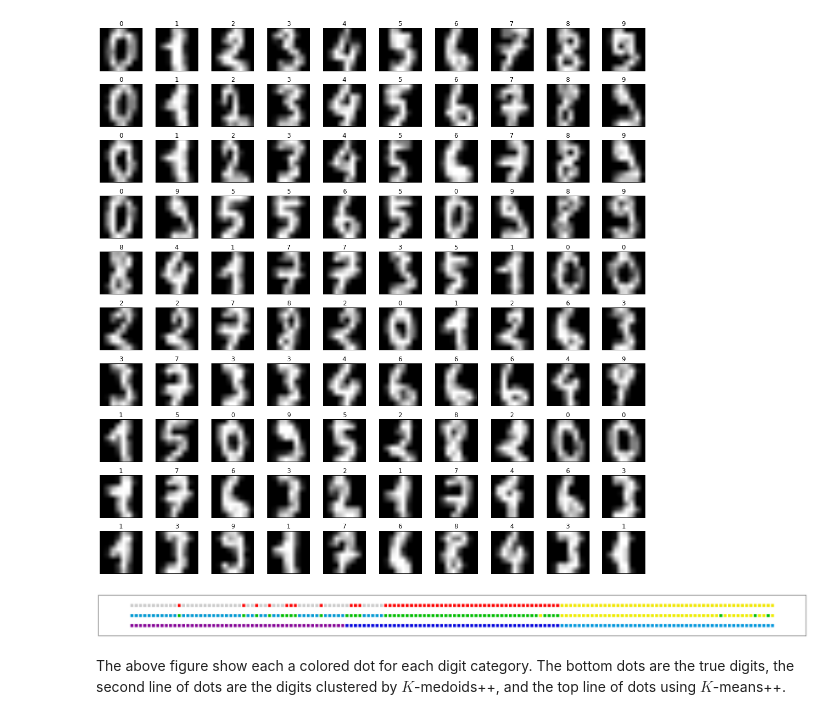
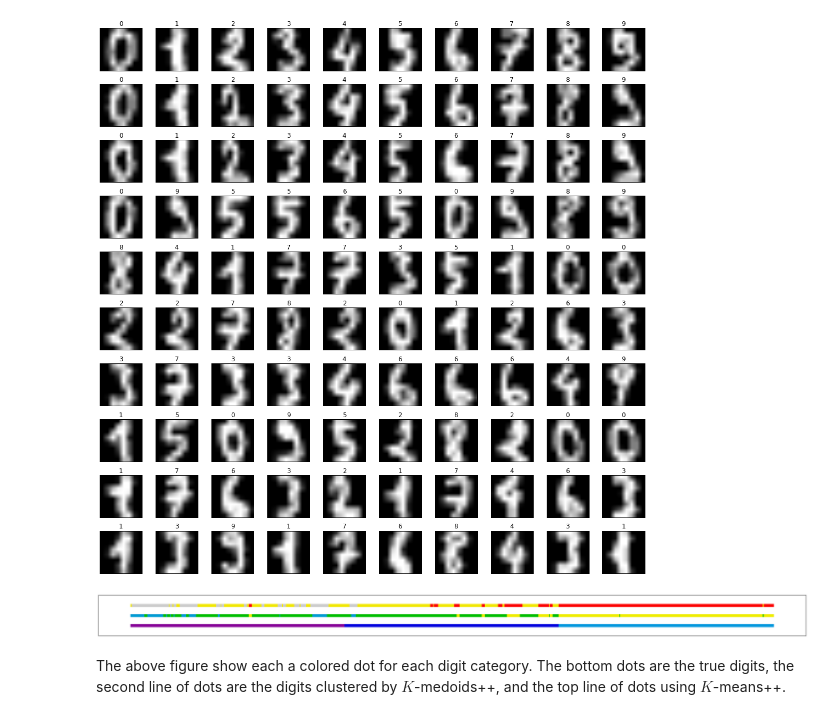
Before and after one commit to neurodata/non-parametric-clustering, a Jupyter notebook: k-medoids.ipynb, the cells around one changed output. Drawn from its saved outputs; the diff is of its cells as text; code cells hidden in the pictures.

```diff
--- a/k-medoids.ipynb
+++ b/k-medoids.ipynb
@@ -70,10 +71,10 @@ data = np.concatenate((data1, data2, data3))
 # %%
 K=3
-D = euclidean(data)
-J, M = kmedoids(K, D)
+D = kmedoids.euclidean(data)
+J, M = kmedoids.kmedoids(K, D)
 # %%
 K=3
-JJ, MM = kmeans(K, data)
+JJ, MM = kmeans.kmeans(K, data)
 # %%
 %matplotlib inline
 
@@ -111,8 +173,8 @@ iris_data = iris.data
 iris_label = iris.target
 
 K = 3
-J, M = kmedoids(K, euclidean(iris_data))
-JJ, MM = kmeans(K, iris_data)
+J, M = kmedoids.kmedoids(K, kmedoids.euclidean(iris_data))
+JJ, MM = kmeans.kmeans(K, iris_data)
 
 
 fig = plt.figure(figsize=(15,5))
@@ -165,7 +262,7 @@ fig.tight_layout()
 [figure]
 # %%
 # picking some digits
-n = [50, 50, 50]
+n = [170, 170, 170]
 d = [1, 2, 3]
 labels = np.concatenate([[i]*x for i, x in enumerate(n)])
 
@@ -174,35 +271,35 @@ data = np.concatenate([images[np.where(digits.target==i)][:m].reshape((m, 64))
 
 # just to plot points and visualize data
 coords = np.array([i for i in range(len(data))])
 
-J, M = kmedoids(len(n), euclidean(data))
-JJ, MM = kmeans(len(n), data)
+J, M = kmedoids.kmedoids(len(n), kmedoids.euclidean(data))
+JJ, MM = kmeans.kmeans(len(n), data)
 
 fig = plt.figure(figsize=(30,2))
 ax = fig.add_subplot(111)
 ax.set_xticks([])
 ax.set_yticks([])
 cc = cm.spectral(np.linspace(0.1, 0.3, len(n)))
 s = 50
 for k in range(len(n)):
     idx = np.where(labels==k)[0]
     ax.scatter(coords[idx], [0]*len(idx), color=cc[k], s=s, marker='s')
 
 cc = cm.spectral(np.linspace(0.31, 0.7, len(n)))
 for k in range(len(n)):
     idx = np.where(J==k)[0]
     ax.scatter(coords[idx], [1]*len(idx), color=cc[k], s=s, marker='s')
 
 cc = cm.spectral(np.linspace(0.71, 1, len(n)))
 for k in range(len(n)):
     idx = np.where(JJ==k)[0]
     ax.scatter(coords[idx], [2]*len(idx), color=cc[k], s=s, marker='s')
 
 ax.set_xticks([])
 ax.set_yticks([])
 ax.set_ylim(-1, 3)
 fig.tight_layout()
 # %% [output]
-[figure, old version]
+[figure, new version]
 # %% [markdown]
 The above figure show each a colored dot for each digit category. The bottom dots are the true digits, the second line of dots are the digits clustered by $K$-medoids++, and the top line of dots using $K$-means++.
```
Also changed, not shown: parts of 31 cells of this notebook, 8 other files.
